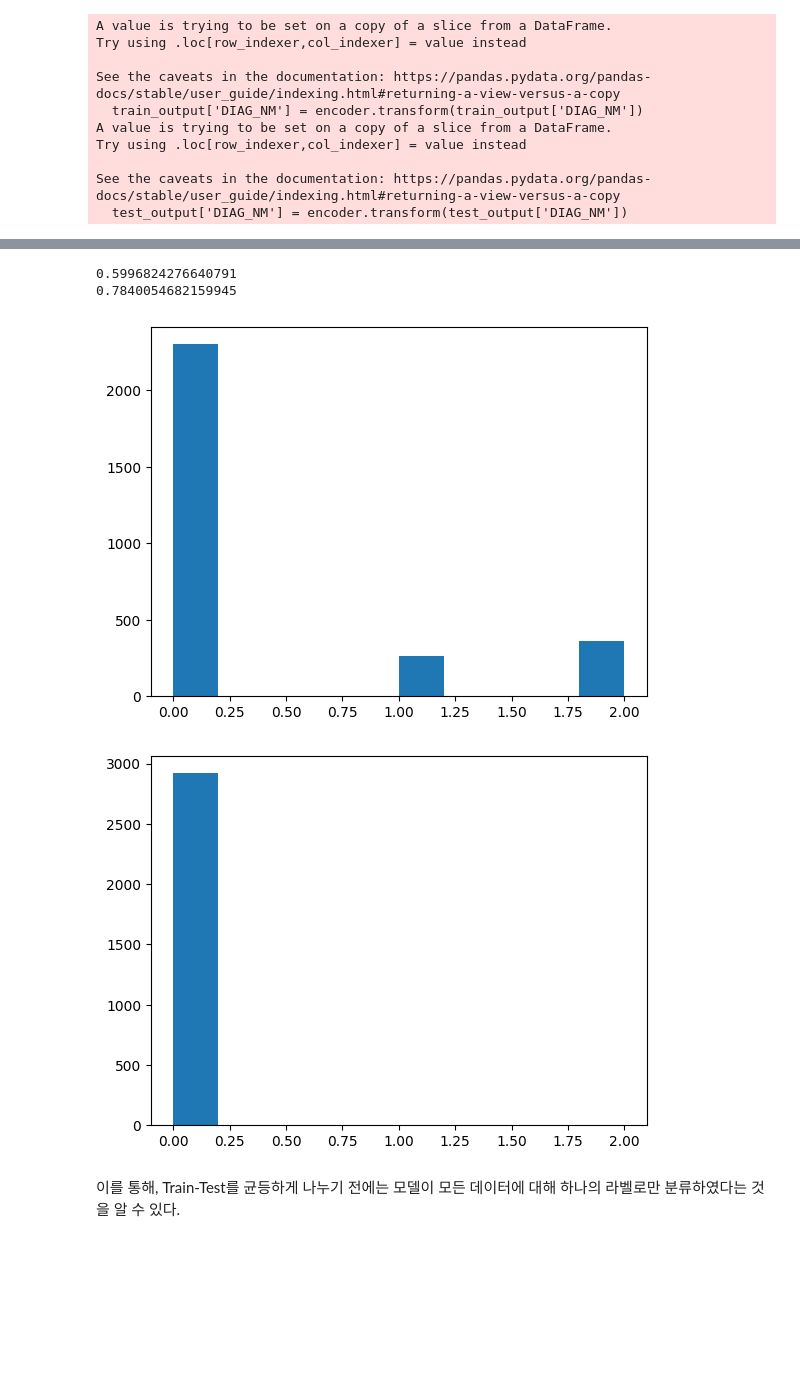
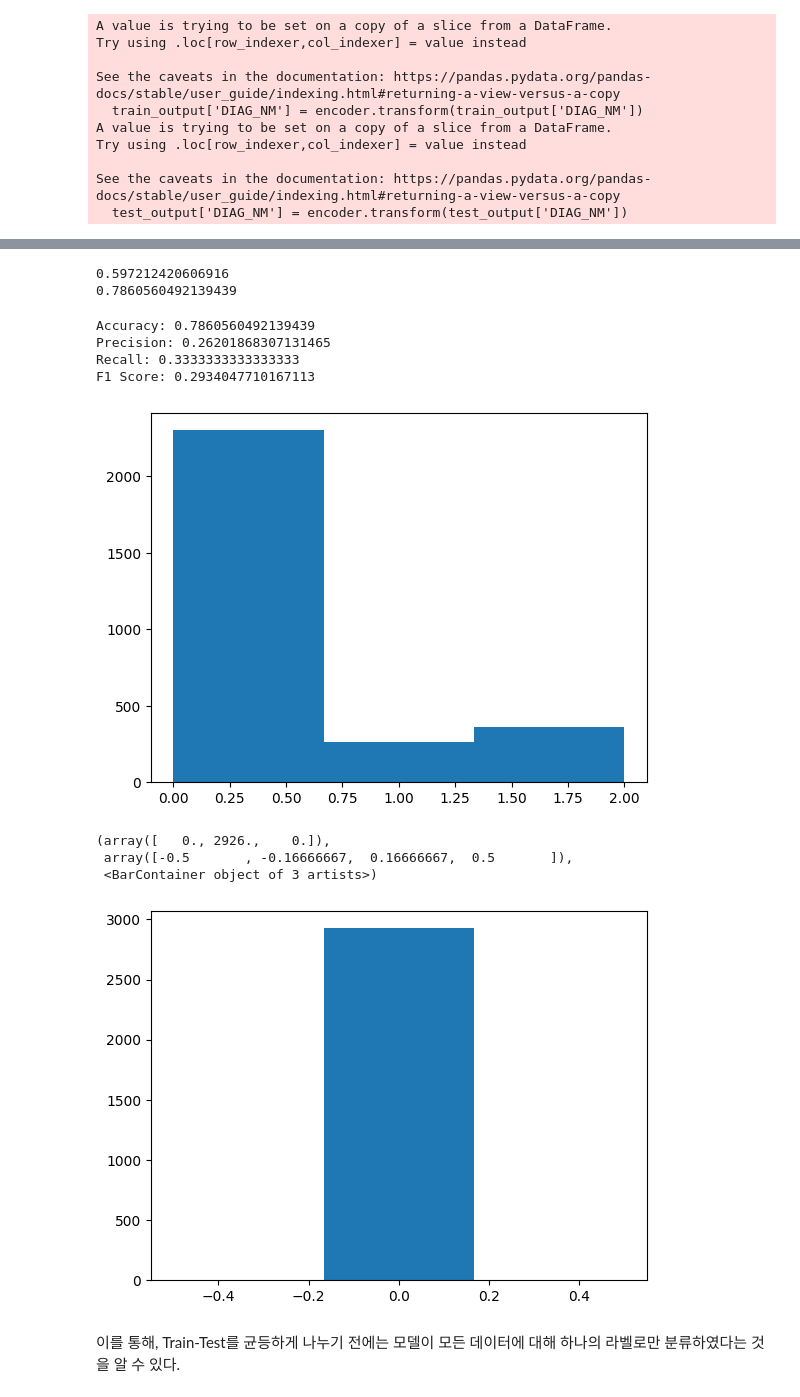
Before and after one commit to BigDataTeamProject/dementia_analytics, a Jupyter notebook: training/LightGBM_with_DataPreprocessing.ipynb, the cells around one changed output, grey strips where cells are left out. Cells and saved outputs as stored; diff of their text form; code cells hidden in the pictures; blank space fills up the shorter version.

```diff
--- a/training/LightGBM_with_DataPreprocessing.ipynb
+++ b/training/LightGBM_with_DataPreprocessing.ipynb
@@ -24,10 +24,10 @@ train_dataset = pd.read_csv(path + 'data_processing/dataset_03/training/train_da
 valid_dataset = pd.read_csv(path + 'data_processing/dataset_03/validation/val_dataset_with_label_fill_user_mean.csv')
 
 train_output = train_dataset[['DIAG_NM']]
-train_input = train_dataset[['sleep_breath_average', 'sleep_hr_average', 'sleep_hr_lowest', 'sleep_restless', 'sleep_midpoint_at_delta', 'activity_cal_total', 'activity_met_min_inactive', 'activity_met_min_high', 'activity_score_meet_daily_targets', 'sleep_rem', 'sleep_light', 'activity_low', 'activity_rest', 'activity_met_min_medium']]
+train_input = train_dataset[['sleep_breath_average', 'sleep_hr_average', 'sleep_hr_lowest', 'sleep_deep', 'sleep_rem', 'activity_cal_total', 'sleep_awake', 'activity_steps', 'activity_total', 'sleep_duration', 'activity_daily_movement']]
 
 test_output = valid_dataset[['DIAG_NM']]
-test_input = valid_dataset[['sleep_breath_average', 'sleep_hr_average', 'sleep_hr_lowest', 'sleep_restless', 'sleep_midpoint_at_delta', 'activity_cal_total', 'activity_met_min_inactive', 'activity_met_min_high', 'activity_score_meet_daily_targets', 'sleep_rem', 'sleep_light', 'activity_low', 'activity_rest', 'activity_met_min_medium']]
+test_input = valid_dataset[['sleep_breath_average', 'sleep_hr_average', 'sleep_hr_lowest', 'sleep_deep', 'sleep_rem', 'activity_cal_total', 'sleep_awake', 'activity_steps', 'activity_total', 'sleep_duration', 'activity_daily_movement']]
 # %%
 from sklearn.preprocessing import MinMaxScaler
 
@@ -73,7 +73,7 @@ from lightgbm import LGBMClassifier
 
 LGBM = LGBMClassifier()
 evals = [(test_input, test_output)]
-LGBM.fit(train_input, train_output, early_stopping_rounds=100, eval_metric='logloss', eval_set=evals, verbose=True)
+LGBM.fit(train_input, train_output, early_stopping_rounds=200, eval_metric='logloss', eval_set=evals, verbose=True)
 test_pred = LGBM.predict(test_input)
 train_pred = LGBM.predict(train_input)
 # pred_proba = LGBM.predict_proba(test_input)[:1]
@@ -102,20 +102,48 @@ from sklearn.metrics import accuracy_score
 print(accuracy_score(train_output, train_pred))
 print(accuracy_score(test_output, test_pred))
 # %% [output]
-0.5996824276640791
-0.7840054682159945
+0.597212420606916
+0.7860560492139439
+# %%
+from sklearn.metrics import accuracy_score, precision_score, recall_score, f1_score
+
+# 테스트 데이터 예측
+test_pred = LGBM.predict(test_input)
+
+# 정확도 계산
+accuracy = accuracy_score(test_output, test_pred)
+print("Accuracy:", accuracy)
+
+# 정밀도 계산
+precision = precision_score(test_output, test_pred, average='macro')
+print("Precision:", precision)
+
+# 재현율 계산
+recall = recall_score(test_output, test_pred, average='macro')
+print("Recall:", recall)
+
+# F1 스코어 계산
+f1 = f1_score(test_output, test_pred, average='macro')
+print("F1 Score:", f1)
+# %% [output]
+Accuracy: 0.7860560492139439
+Precision: 0.26201868307131465
+Recall: 0.3333333333333333
+F1 Score: 0.2934047710167113
 # %%
 import matplotlib.pyplot as plt
 
-plt.hist(test_output)
+plt.hist(test_output, bins=3)
 plt.show()
 # %% [output]
-[figure, old version]
+[figure, new version]
 # %%
-plt.hist(test_pred)
-plt.show()
+plt.hist(test_pred, bins=3)
 # %% [output]
+(array([   0., 2926.,    0.]),
+ array([-0.5       , -0.16666667,  0.16666667,  0.5       ]),
+ <BarContainer object of 3 artists>)
-[figure, old version]
+[figure, new version]
 # %% [markdown]
 이를 통해, Train-Test를 균등하게 나누기 전에는 모델이 모든 데이터에 대해 하나의 라벨로만 분류하였다는 것을 알 수 있다.
 # %% [markdown]
```
Also changed, not shown: parts of 61 cells of this notebook, 2 other files.
